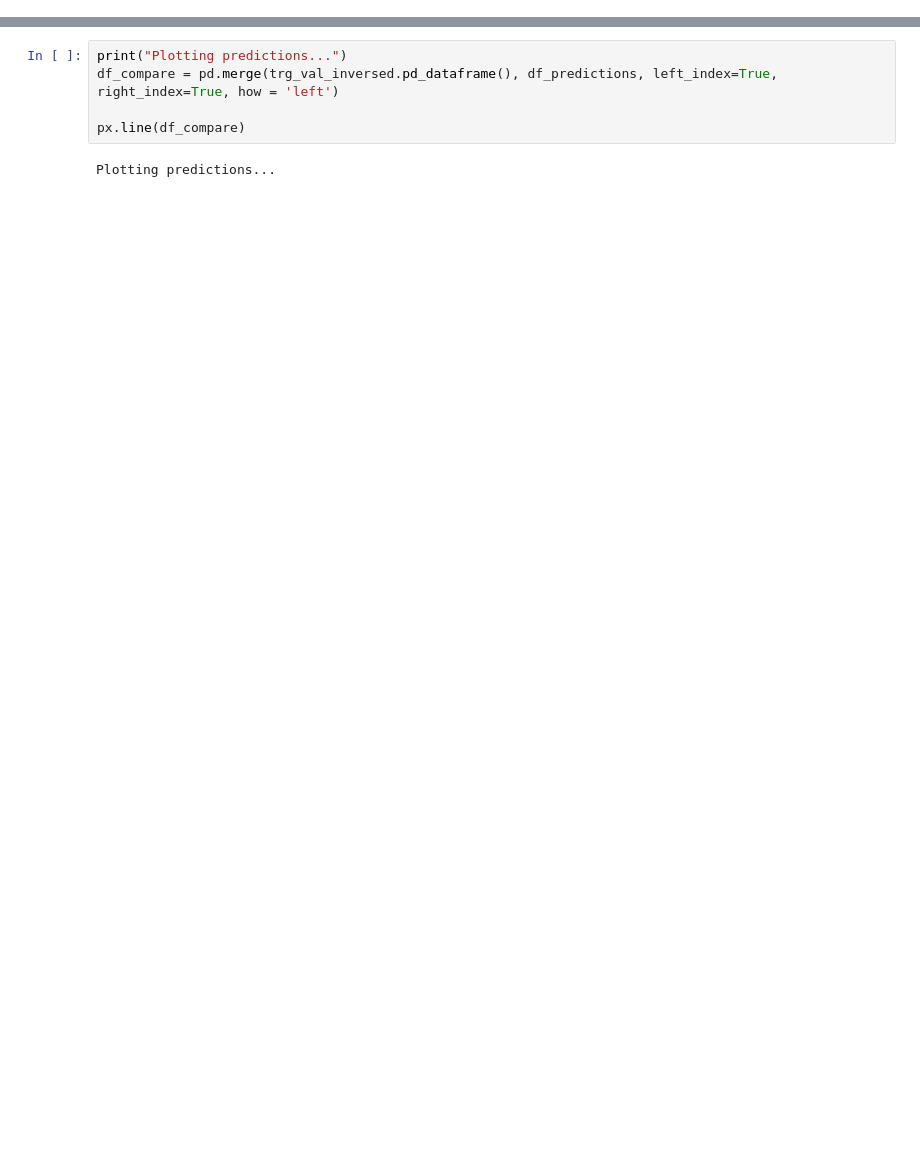
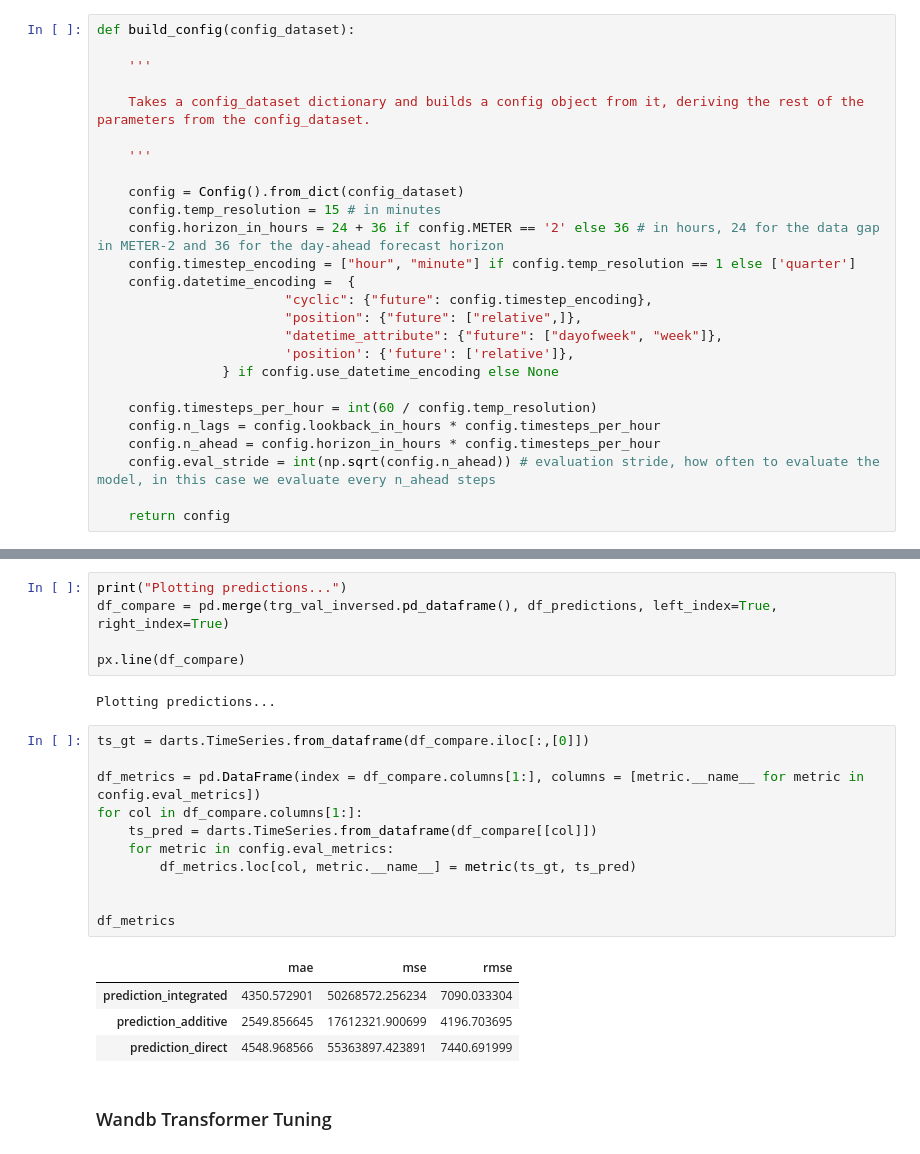
Before and after one commit to nikohou/net-load-forecasting, a Jupyter notebook: notebooks/data_driven_modeling.ipynb, the cells around one changed output, grey strips where cells are left out. Saved outputs shown, nothing was run; the diff lists cells and outputs as text; blank space fills up the shorter version.

```diff
--- a/notebooks/data_driven_modeling.ipynb
+++ b/notebooks/data_driven_modeling.ipynb
@@ -220 +202,27 @@ def darts_data_pipeline(config, model_setups):
+# %%
+def build_config(config_dataset):
+
+    '''
+
+    Takes a config_dataset dictionary and builds a config object from it, deriving the rest of the parameters from the config_dataset.
+
+    '''
+
+    config = Config().from_dict(config_dataset)
+    config.temp_resolution = 15 # in minutes
+    config.horizon_in_hours = 24 + 36 if config.METER == '2' else 36 # in hours, 24 for the data gap in METER-2 and 36 for the day-ahead forecast horizon
+    config.timestep_encoding = ["hour", "minute"] if config.temp_resolution == 1 else ['quarter']
+    config.datetime_encoding =  {
+                        "cyclic": {"future": config.timestep_encoding},
+                        "position": {"future": ["relative",]},
+                        "datetime_attribute": {"future": ["dayofweek", "week"]},
+                        'position': {'future': ['relative']},
+                } if config.use_datetime_encoding else None
+
+    config.timesteps_per_hour = int(60 / config.temp_resolution)
+    config.n_lags = config.lookback_in_hours * config.timesteps_per_hour
+    config.n_ahead = config.horizon_in_hours * config.timesteps_per_hour
+    config.eval_stride = int(np.sqrt(config.n_ahead)) # evaluation stride, how often to evaluate the model, in this case we evaluate every n_ahead steps
+
+    return config
 # %%
@@ -270,7 +316,25 @@ df_predictions = pd.concat(predictions_per_model.values(), axis=1)
 # %%
 print("Plotting predictions...")
-df_compare = pd.merge(trg_val_inversed.pd_dataframe(), df_predictions, left_index=True, right_index=True, how = 'left')
+df_compare = pd.merge(trg_val_inversed.pd_dataframe(), df_predictions, left_index=True, right_index=True)
 
 px.line(df_compare)
 # %% [output]
 Plotting predictions...
+# %%
+ts_gt = darts.TimeSeries.from_dataframe(df_compare.iloc[:,[0]])
+
+df_metrics = pd.DataFrame(index = df_compare.columns[1:], columns = [metric.__name__ for metric in config.eval_metrics])
+for col in df_compare.columns[1:]:
+    ts_pred = darts.TimeSeries.from_dataframe(df_compare[[col]])
+    for metric in config.eval_metrics:
+        df_metrics.loc[col, metric.__name__] = metric(ts_gt, ts_pred)
+
+
+df_metrics
+# %% [output]
+|  | mae | mse | rmse |
+| prediction_integrated | 4350.572901 | 50268572.256234 | 7090.033304 |
+| prediction_additive | 2549.856645 | 17612321.900699 | 4196.703695 |
+| prediction_direct | 4548.968566 | 55363897.423891 | 7440.691999 |
+# %% [markdown]
+### Wandb Transformer Tuning
```
Also changed, not shown: parts of 12 cells of this notebook, 1 other file.
